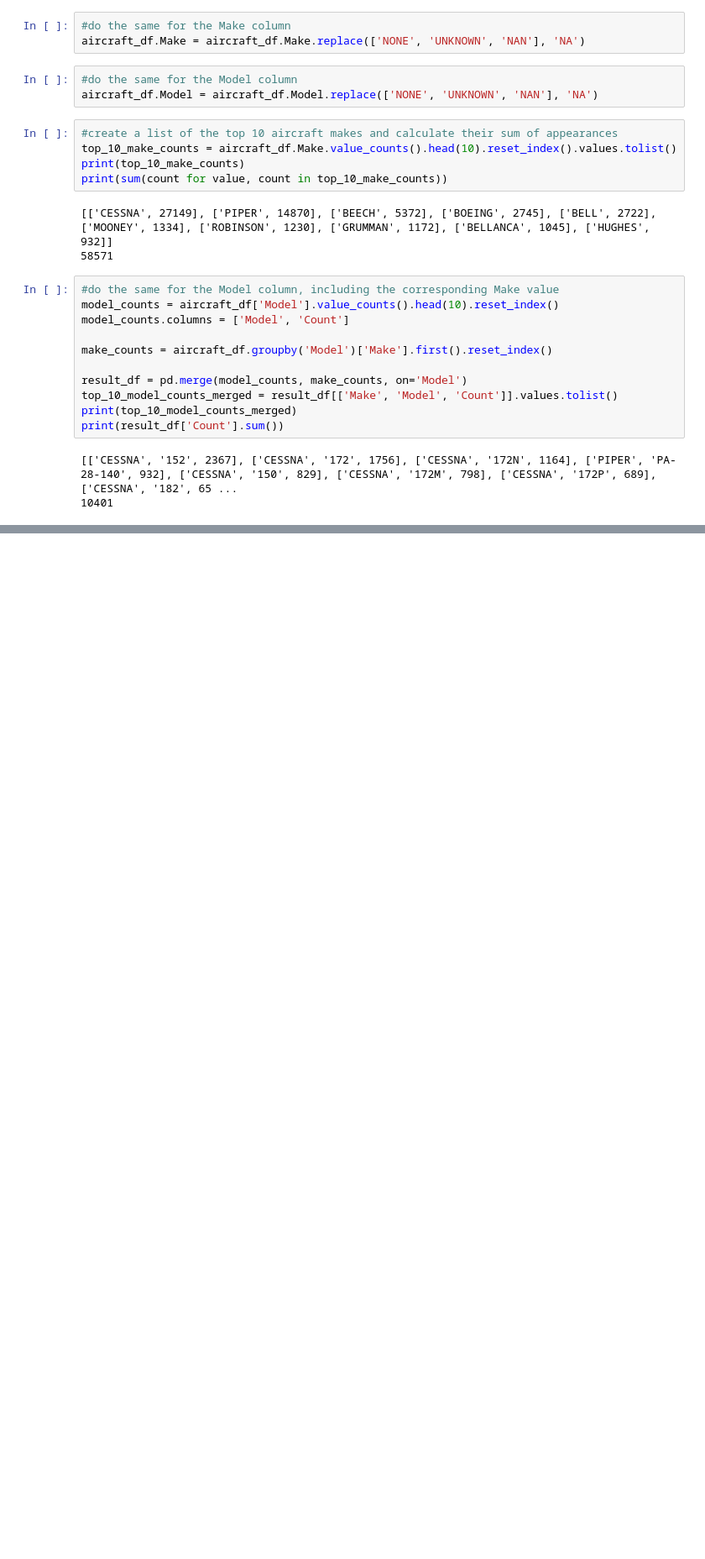
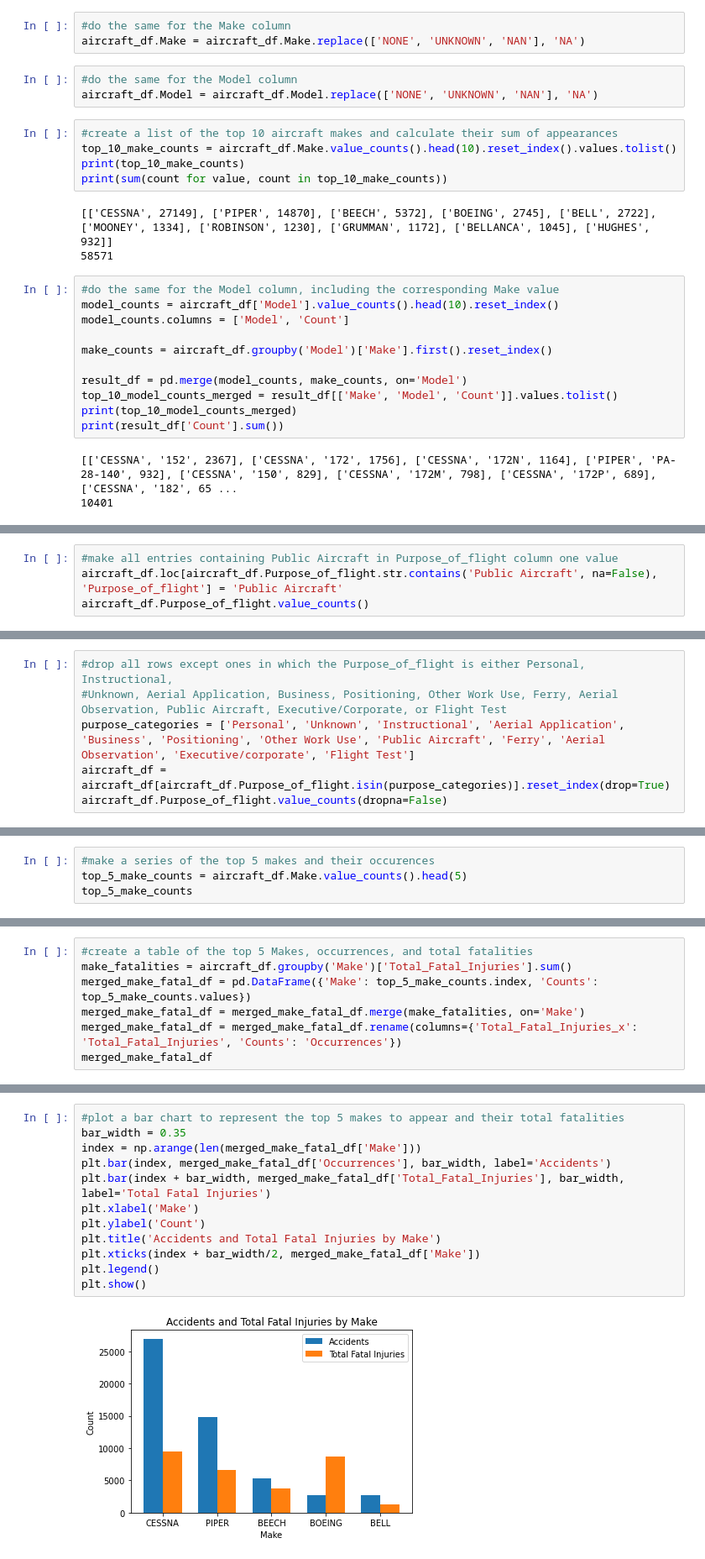
Before and after one commit to chrismiley87/aircraft-safety-analysis, a Jupyter notebook: notebook.ipynb, the cells around one changed output, grey strips where cells are left out. Shown: that part at 84% size. Saved outputs shown, nothing was run; the diff lists cells and outputs as text; blank space fills up the shorter version.

Commit message:
Cleaned and Bar Chart of Make and Fatal Injuries

```diff
--- a/notebook.ipynb
+++ b/notebook.ipynb
@@ -541,0 +995,4 @@ print(result_df['Count'].sum())
+# %%
+#make all entries containing Public Aircraft in Purpose_of_flight column one value
+aircraft_df.loc[aircraft_df.Purpose_of_flight.str.contains('Public Aircraft', na=False), 'Purpose_of_flight'] = 'Public Aircraft'
+aircraft_df.Purpose_of_flight.value_counts()
@@ -541,0 +1017,6 @@ print(result_df['Count'].sum())
+# %%
+#drop all rows except ones in which the Purpose_of_flight is either Personal, Instructional,
+#Unknown, Aerial Application, Business, Positioning, Other Work Use, Ferry, Aerial Observation, Public Aircraft, Executive/Corporate, or Flight Test
+purpose_categories = ['Personal', 'Unknown', 'Instructional', 'Aerial Application', 'Business', 'Positioning', 'Other Work Use', 'Public Aircraft', 'Ferry', 'Aerial Observation', 'Executive/corporate', 'Flight Test']
+aircraft_df = aircraft_df[aircraft_df.Purpose_of_flight.isin(purpose_categories)].reset_index(drop=True)
+aircraft_df.Purpose_of_flight.value_counts(dropna=False)
@@ -541,0 +1065,4 @@ print(result_df['Count'].sum())
+# %%
+#make a series of the top 5 makes and their occurences
+top_5_make_counts = aircraft_df.Make.value_counts().head(5)
+top_5_make_counts
@@ -541,0 +1077,7 @@ print(result_df['Count'].sum())
+# %%
+#create a table of the top 5 Makes, occurrences, and total fatalities
+make_fatalities = aircraft_df.groupby('Make')['Total_Fatal_Injuries'].sum()
+merged_make_fatal_df = pd.DataFrame({'Make': top_5_make_counts.index, 'Counts': top_5_make_counts.values})
+merged_make_fatal_df = merged_make_fatal_df.merge(make_fatalities, on='Make')
+merged_make_fatal_df = merged_make_fatal_df.rename(columns={'Total_Fatal_Injuries_x': 'Total_Fatal_Injuries', 'Counts': 'Occurrences'})
+merged_make_fatal_df
@@ -541,0 +1091,14 @@ print(result_df['Count'].sum())
+# %%
+#plot a bar chart to represent the top 5 makes to appear and their total fatalities
+bar_width = 0.35
+index = np.arange(len(merged_make_fatal_df['Make']))
+plt.bar(index, merged_make_fatal_df['Occurrences'], bar_width, label='Accidents')
+plt.bar(index + bar_width, merged_make_fatal_df['Total_Fatal_Injuries'], bar_width, label='Total Fatal Injuries')
+plt.xlabel('Make')
+plt.ylabel('Count')
+plt.title('Accidents and Total Fatal Injuries by Make')
+plt.xticks(index + bar_width/2, merged_make_fatal_df['Make'])
+plt.legend()
+plt.show()
+# %% [output]
+[figure, added]
```
Also changed, not shown: parts of 46 cells of this notebook.
